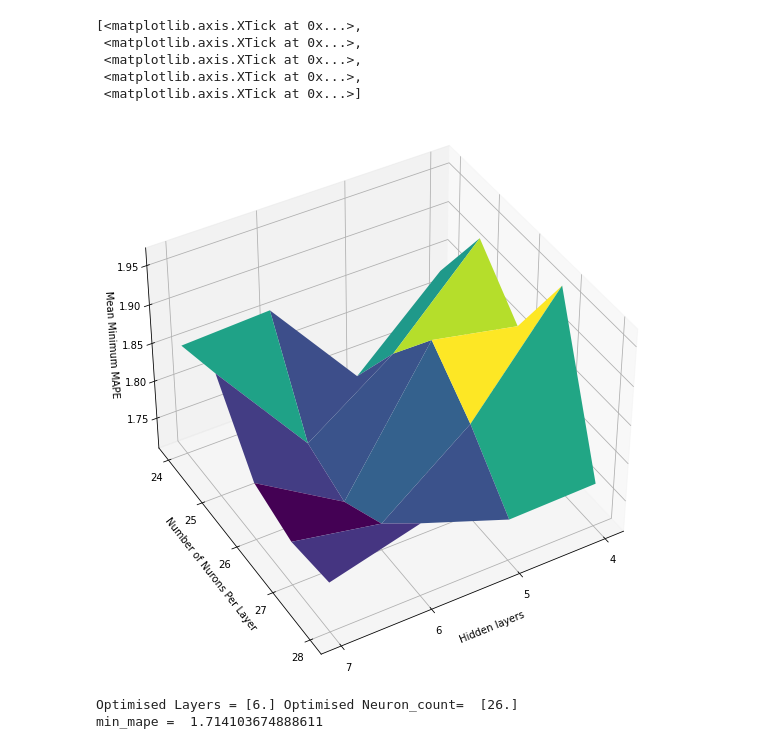
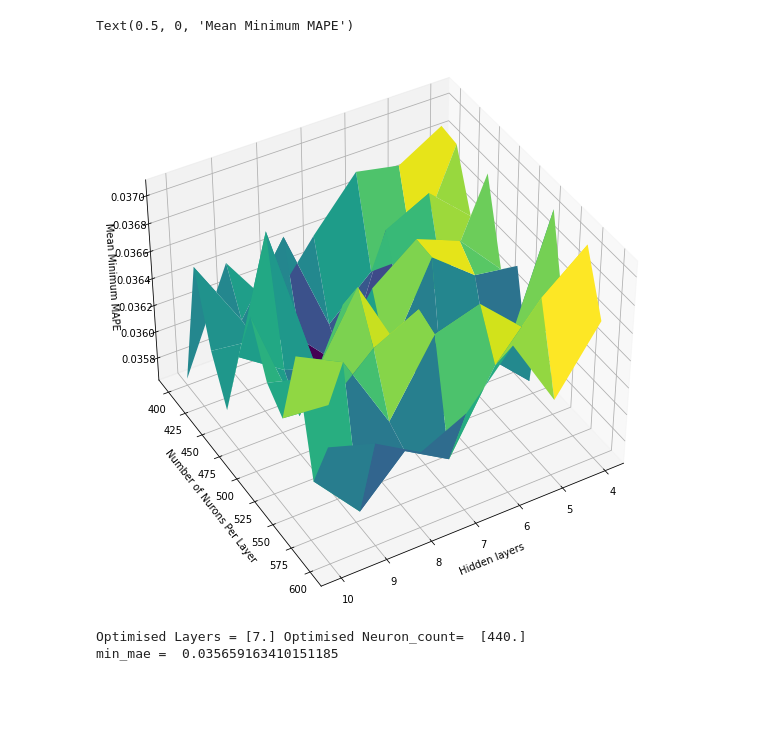
Before and after one commit to seancraven/Level-4-Masters-Project, a Jupyter notebook: Djuna_Data_Generation_Notebook/Layers_testing .ipynb, the cells around one changed output. Saved outputs shown, nothing was run; the diff lists cells and outputs as text; code cells hidden in the pictures; blank space fills up the shorter version.

```diff
--- a/Djuna_Data_Generation_Notebook/Layers_testing .ipynb
+++ b/Djuna_Data_Generation_Notebook/Layers_testing .ipynb
@@ -6,3 +6,8 @@ import matplotlib.pyplot as plt
 import pandas as pd
 import Common_Functions as cf
 from mpl_toolkits import mplot3d
+import matplotlib
+matplotlib.rcParams.update({'legend.fontsize': 12})
+import os
+os.environ['CUDA_VISIBLE_DEVICES'] = '0'
+from scipy import stats
@@ -9,7 +38,24 @@ from mpl_toolkits import mplot3d
 # %%
-df_pions = np.array(pd.read_csv('/home/sean/Documents/Work/Level 4/Level-4-Masters-Project/Djuna_Data_Generation_Notebook/noshift1.csv',header = None))
-train_x, train_y = cf.data_normaliser(df_pions[:-1000,:8]), df_pions[:-1000,-1]
-val_x, val_y = cf.data_normaliser(df_pions[-1000:,:8]), df_pions[-1000:,-1]
+#df_pions = np.array(pd.read_csv('/home/sean/Documents/Work/Level 4/Level-4-Masters-Project/Djuna_Data_Generation_Notebook/noshift1.csv',header = None))
+pi = np.array(pd.read_csv('/home/sean/Documents/Work/Level 4/Level-4-Masters-Project/Training_Data/symetric_training_data_pi.csv',header= None))
+dpi = np.array(pd.read_csv('/home/sean/Documents/Work/Level 4/Level-4-Masters-Project/Training_Data/symetric_training_data_dpi.csv',header= None))
+V = np.array(pd.read_csv('/home/sean/Documents/Work/Level 4/Level-4-Masters-Project/Training_Data/symetric_training_data_V.csv',header = None))
+df_pions = np.hstack((pi,dpi,V))
+np.random.shuffle(df_pions)
+train_x, train_y = cf.data_normaliser(df_pions[:-1000,:-2]), df_pions[:-1000,-1]
+val_x, val_y = cf.data_normaliser(df_pions[-1000:,:-2]), df_pions[-1000:,-1]
 # %%
 opt = keras.optimizers.Adam(learning_rate= 0.005, beta_1 = 0.881, beta_2= 0.99)
+# %%
+def neg_grad_tester(val_array, array):
+    quart_length = int(len(val_array)/3)
+    #print(quart_length)
+    x = np.arange(len(val_array[:-quart_length]))
+    lin_reg_val = stats.linregress(x,val_array[:-quart_length])
+    lin_reg = stats.linregress(x,array[:-quart_length])
+
+    if lin_reg_val.slope < lin_reg.slope*0.6:
+        return True
+    else:
+        return False
 # %%
@@ -58,0 +135,2 @@ Layers of Size 26
+# %%
+min_mape , layers, layer_sizes, histories, last_value = layers_tester((10,510),50,(4,10),1, epochs = 50)
@@ -75,20 +199,16 @@ print(num_layers.shape,layer_sizes_array.shape,min_mape_mean.shape)
 # %%
 
 fig = plt.figure(figsize = (10,10))
 ax = plt.axes(projection='3d')
 ax.plot_surface(num_layers,layer_sizes_array,min_mape_mean,cmap = 'viridis')
 #ax.scatter3D(3,18,min_mape_mean[3,3])
 ax.view_init(40,60)
 ax.set_xlabel('Hidden layers')
 ax.set_ylabel('Number of Nurons Per Layer')
 ax.set_zlabel('Mean Minimum MAPE')
-ax.set_xticks((range(4,8)))
-ax.set_yticks(range(24,29))
+#ax.set_xticks((range(4,8)))
+#ax.set_yticks(range(24,29))
 # %% [output]
-[<matplotlib.axis.XTick at 0x...>,
- <matplotlib.axis.XTick at 0x...>,
- <matplotlib.axis.XTick at 0x...>,
- <matplotlib.axis.XTick at 0x...>,
- <matplotlib.axis.XTick at 0x...>]
+Text(0.5, 0, 'Mean Minimum MAPE')
-[figure, old version]
+[figure, new version]
 # %%
@@ -96,6 +216,6 @@ fig.savefig('../Figures/Layers_best.png',dpi = 300)
 # %%
 print('Optimised Layers =',num_layers[min_index],'Optimised Neuron_count= ', layer_sizes_array[min_index])
-print('min_mape = ',np.min(min_mape_mean))
+print('min_mae = ',np.min(min_mape_mean))
 # %% [output]
-Optimised Layers = [6.] Optimised Neuron_count=  [26.]
-min_mape =  1.714103674888611
+Optimised Layers = [7.] Optimised Neuron_count=  [440.]
+min_mae =  0.035659163410151185
```
Also changed, not shown: parts of 7 cells of this notebook, 19 other files.
